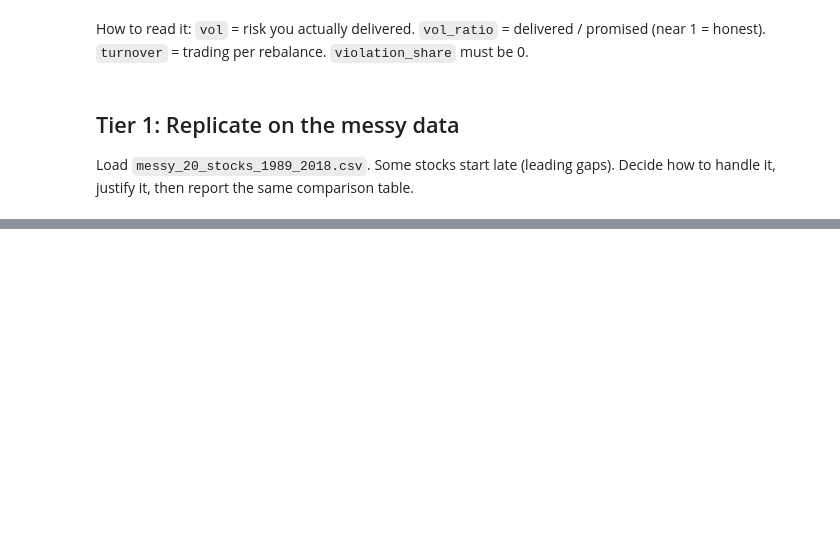
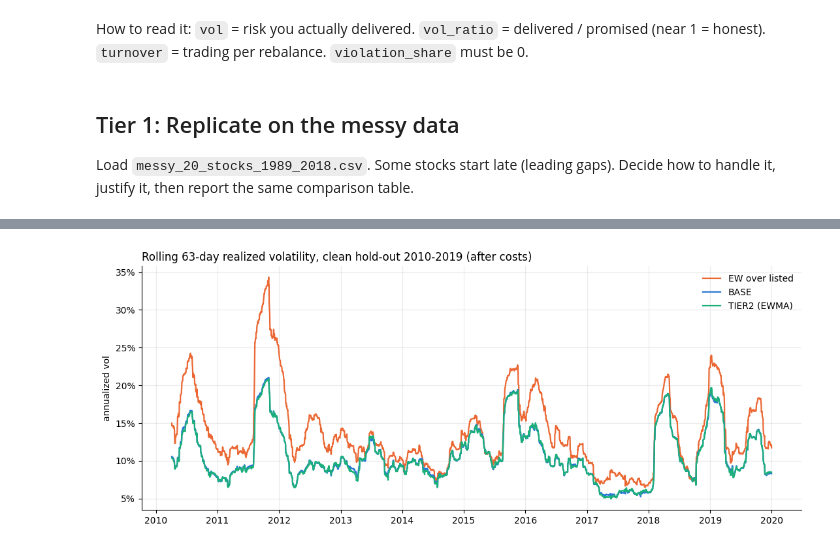
Before and after one commit to Vyom-M07/QMI_Portfolio_Project, a Jupyter notebook: QMI_Portfolio_Starter.ipynb, the cells around one changed output, grey strips where cells are left out. Cells and saved outputs as stored; diff of their text form; code cells hidden in the pictures; blank space fills up the shorter version.

```diff
--- a/QMI_Portfolio_Starter.ipynb
+++ b/QMI_Portfolio_Starter.ipynb
@@ -180,0 +206,25 @@ Finally, copy your `get_weights` into `my_strategy.py` (with its imports) and te
+# %%
+import my_strategy as ms
+from my_strategy import get_weights as OUR_RULE, make_get_weights
+pd.set_option("display.float_format", lambda x: f"{x:,.4f}")
+COLS = ["vol", "promised_vol", "vol_ratio", "ann_ret", "sharpe", "max_dd", "turnover", "avg_max_weight", "violation_share"]
+
+mrets = raw.pct_change(fill_method=None).iloc[1:].fillna(0.0)      # NaN -> 0 so the harness can compute P&L
+
+def ew_listed(history):
+    ok, _ = ms.eligible_columns(history, elig=1, min_obs=1)      # equal weight over stocks that actually trade
+    return ok / ok.sum()
+
+BASE = make_get_weights(window=252, halflife=None, cap=0.20, stale=0)   # = lecture solution + our dynamic universe
+full_hist = [c for c in raw if raw[c].first_valid_index() <= pd.Timestamp("1990-01-01")]
+def only_full_history(history):                                       # alternative handling: drop late listings
+    w = pd.Series(0.0, index=history.columns)
+    w[full_hist] = LECTURE_SOLUTION(history[full_hist]); return w.values
+
+a, b = "2010-01-01", "2018-04-11"
+t1 = {"EW (harness, holds 'cash' in unlisted)": evaluate(make_strategy("ew"), mrets, a, b),
+      "EW over listed stocks (honest baseline)": evaluate(ew_listed, mrets, a, b),
+      "Lecture code, naive (zeros look riskless)": evaluate(LECTURE_SOLUTION, mrets, a, b),
+      "Lecture, only 10 full-history stocks": evaluate(only_full_history, mrets, a, b),
+      "Lecture + dynamic universe (our Tier 1)": evaluate(BASE, mrets, a, b)}
+summarize(t1)[COLS]
@@ -180,0 +320,7 @@ Finally, copy your `get_weights` into `my_strategy.py` (with its imports) and te
+# %%
+TIER2 = make_get_weights(window=504, halflife=126, cap=0.20, stale=0)
+hold = {}
+for d, r, s, e in [("clean", crets, "2010-01-01", "2019-12-31"), ("messy", mrets, "2010-01-01", "2018-04-11")]:
+    for name, f in [("EW over listed", ew_listed), ("BASE", BASE), ("TIER2 (EWMA)", TIER2)]:
+        hold[f"{d} | {name}"] = evaluate(f, r, s, e)
+summarize(hold)[COLS]
@@ -180,0 +356,12 @@ Finally, copy your `get_weights` into `my_strategy.py` (with its imports) and te
+# %%
+fig, ax = plt.subplots(figsize=(11, 4.5))
+colors = {"EW over listed": "#eb6834", "BASE": "#2a78d6", "TIER2 (EWMA)": "#1baf7a"}
+for name, col in colors.items():
+    rv = hold[f"clean | {name}"]["returns"].rolling(63).std() * np.sqrt(252)
+    ax.plot(rv.index, rv, color=col, lw=1.6, label=name)
+ax.set_title("Rolling 63-day realized volatility, clean hold-out 2010-2019 (after costs)", loc="left")
+ax.set_ylabel("annualized vol"); ax.yaxis.set_major_formatter(plt.FuncFormatter(lambda v, _: f"{v:.0%}"))
+ax.grid(alpha=0.25); ax.spines[["top", "right"]].set_visible(False); ax.legend(frameon=False)
+plt.tight_layout(); plt.show()
+# %% [output]
+[figure, added]
```
Also changed, not shown: parts of 32 cells of this notebook, 1 other file.
